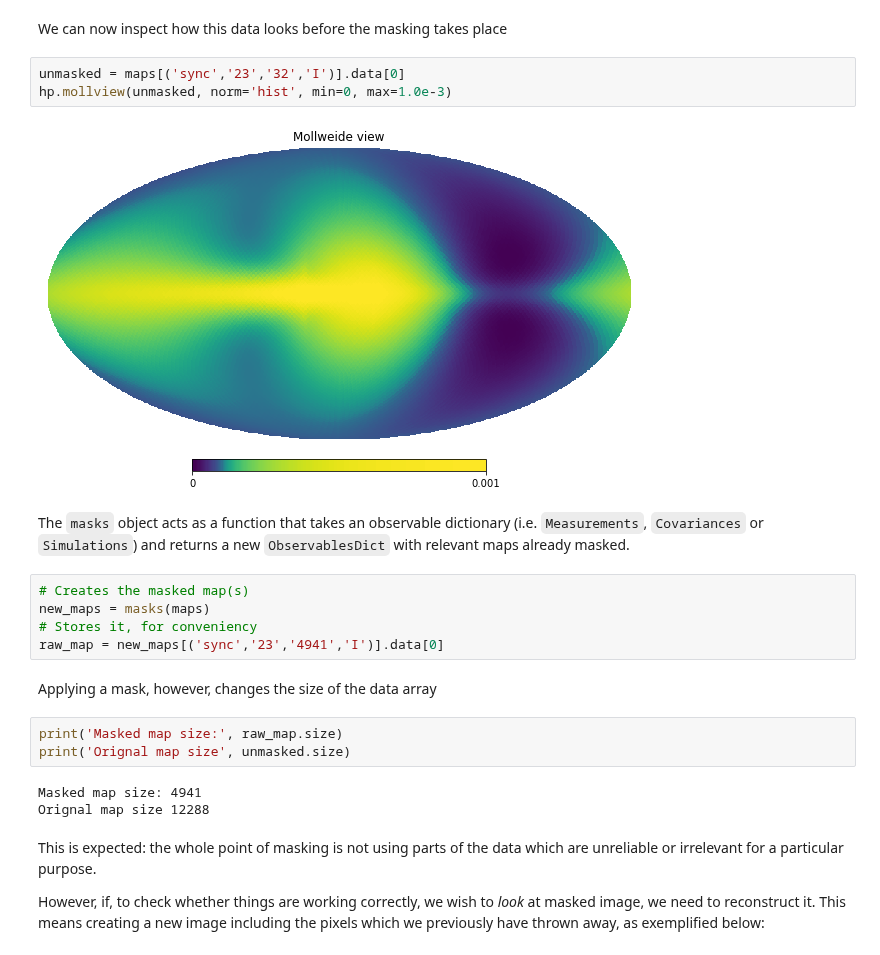
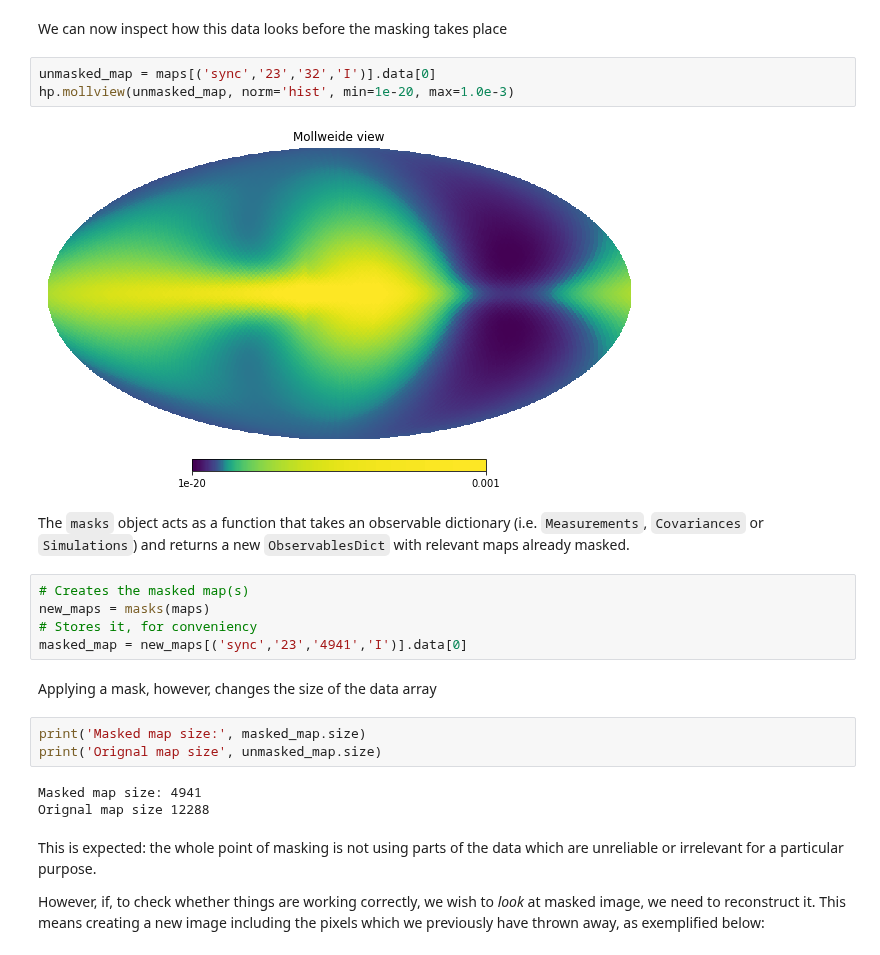
Before and after one commit to IMAGINE-Consortium/imagine, a Jupyter notebook: tutorials/tutorial_masks.ipynb, the cells around one changed output. Saved outputs shown, nothing was run; the diff lists cells and outputs as text.

```diff
--- a/tutorials/tutorial_masks.ipynb
+++ b/tutorials/tutorial_masks.ipynb
@@ -101,22 +90,22 @@ observable {}
 # %% [markdown]
 We can now inspect how this data looks before the masking takes place
 # %%
-unmasked = maps[('sync','23','32','I')].data[0]
-hp.mollview(unmasked, norm='hist', min=0, max=1.0e-3)
+unmasked_map = maps[('sync','23','32','I')].data[0]
+hp.mollview(unmasked_map, norm='hist', min=1e-20, max=1.0e-3)
 # %% [output]
-[figure, old version]
+[figure, new version]
 # %% [markdown]
 The `masks` object acts as a function that takes an observable dictionary (i.e. `Measurements`, `Covariances` or `Simulations`) and returns a new `ObservablesDict` with relevant maps already masked.
 # %%
 # Creates the masked map(s)
 new_maps = masks(maps)
 # Stores it, for conveniency
-raw_map = new_maps[('sync','23','4941','I')].data[0]
+masked_map = new_maps[('sync','23','4941','I')].data[0]
 # %% [markdown]
 Applying a mask, however, changes the size of the data array
 # %%
-print('Masked map size:', raw_map.size)
-print('Orignal map size', unmasked.size)
+print('Masked map size:', masked_map.size)
+print('Orignal map size', unmasked_map.size)
 # %% [output]
 Masked map size: 4941
 Orignal map size 12288
```
Also changed, not shown: parts of 10 cells of this notebook.
